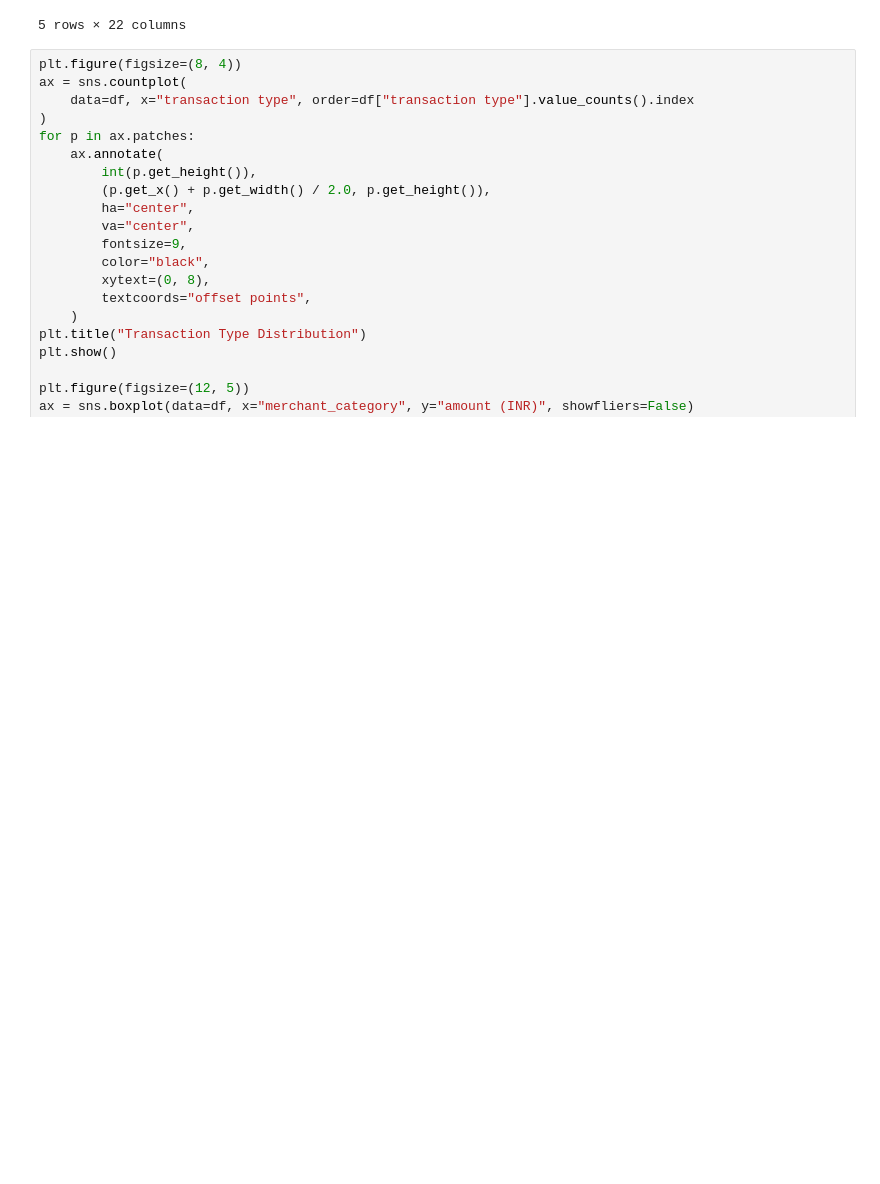
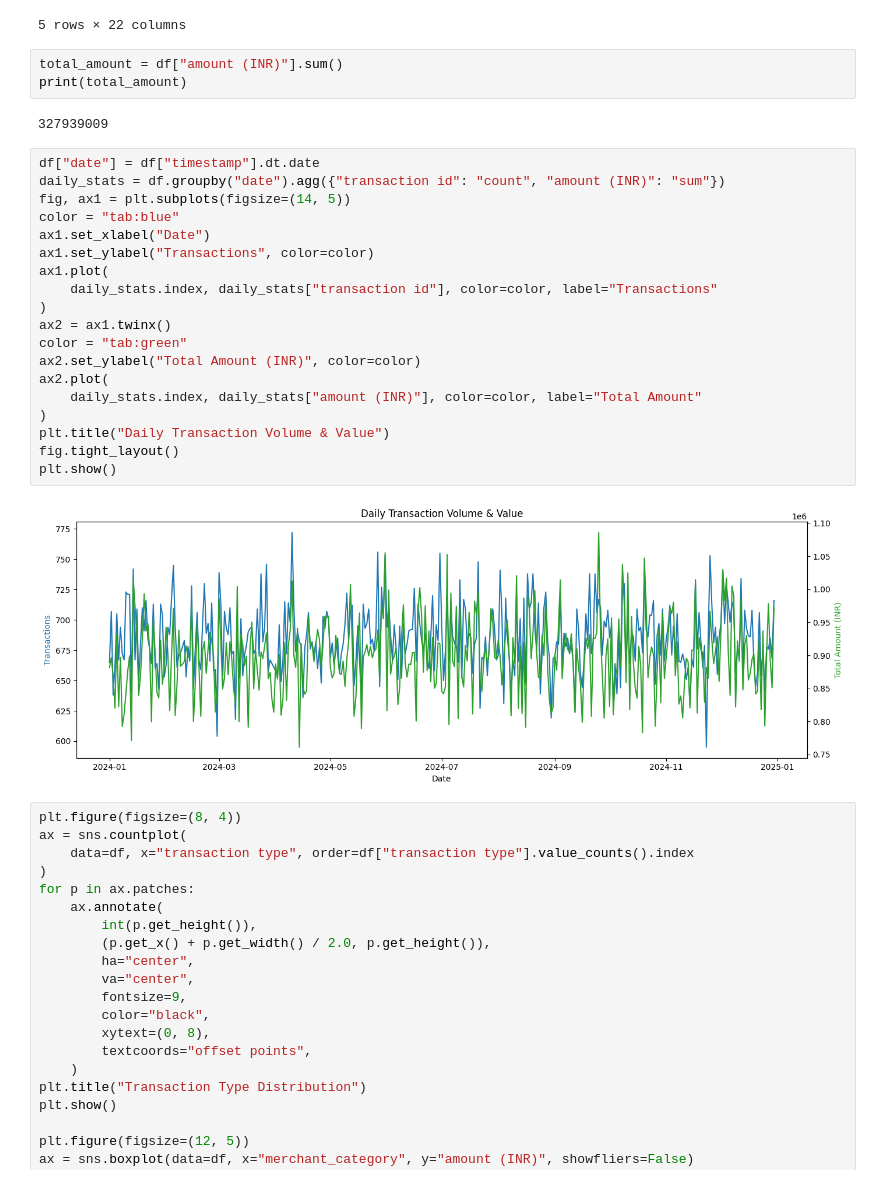
Before and after one commit to Haiirohito/budget, a Jupyter notebook: src/dataset.ipynb, the cells around one changed output. Drawn from its saved outputs; the diff is of its cells as text; blank space fills up the shorter version.

Commit message:
graph added

```diff
--- a/src/dataset.ipynb
+++ b/src/dataset.ipynb
@@ -83,6 +83,32 @@ df.head()
 | 3 | TXN0000000004 | 2024-01-07 10:09:17 | P2P | Fuel | 2784 | SUCCESS | ... |
 | 4 | TXN0000000005 | 2024-01-23 19:04:23 | P2P | Shopping | 990 | SUCCESS | ... |
 5 rows × 22 columns
+# %%
+total_amount = df["amount (INR)"].sum()
+print(total_amount)
+# %% [output]
+327939009
+# %%
+df["date"] = df["timestamp"].dt.date
+daily_stats = df.groupby("date").agg({"transaction id": "count", "amount (INR)": "sum"})
+fig, ax1 = plt.subplots(figsize=(14, 5))
+color = "tab:blue"
+ax1.set_xlabel("Date")
+ax1.set_ylabel("Transactions", color=color)
+ax1.plot(
+    daily_stats.index, daily_stats["transaction id"], color=color, label="Transactions"
+)
+ax2 = ax1.twinx()
+color = "tab:green"
+ax2.set_ylabel("Total Amount (INR)", color=color)
+ax2.plot(
+    daily_stats.index, daily_stats["amount (INR)"], color=color, label="Total Amount"
+)
+plt.title("Daily Transaction Volume & Value")
+fig.tight_layout()
+plt.show()
+# %% [output]
+[figure, added]
 # %%
 plt.figure(figsize=(8, 4))
 ax = sns.countplot(
```
